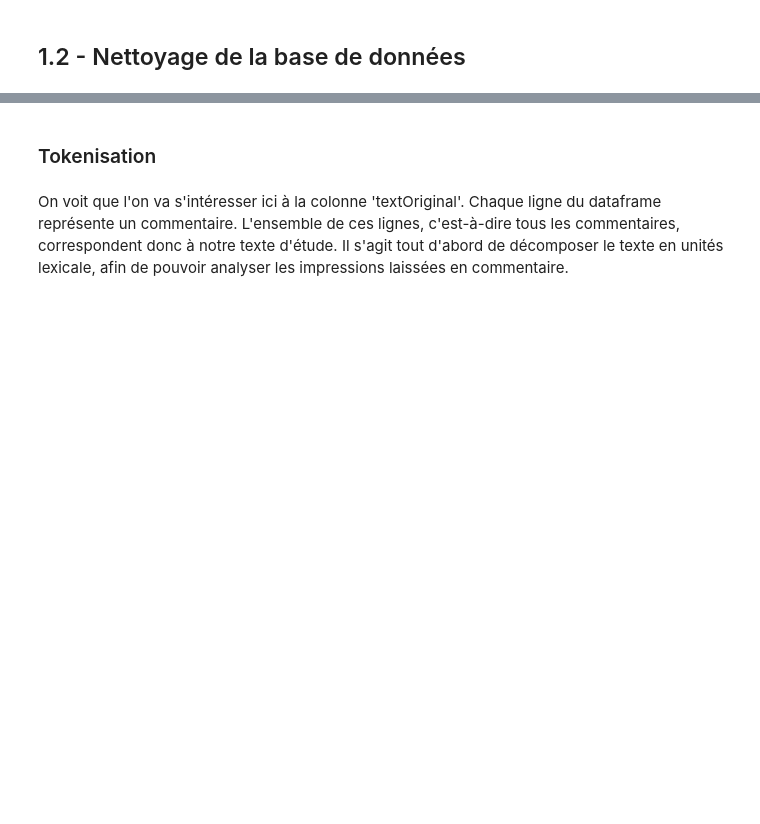
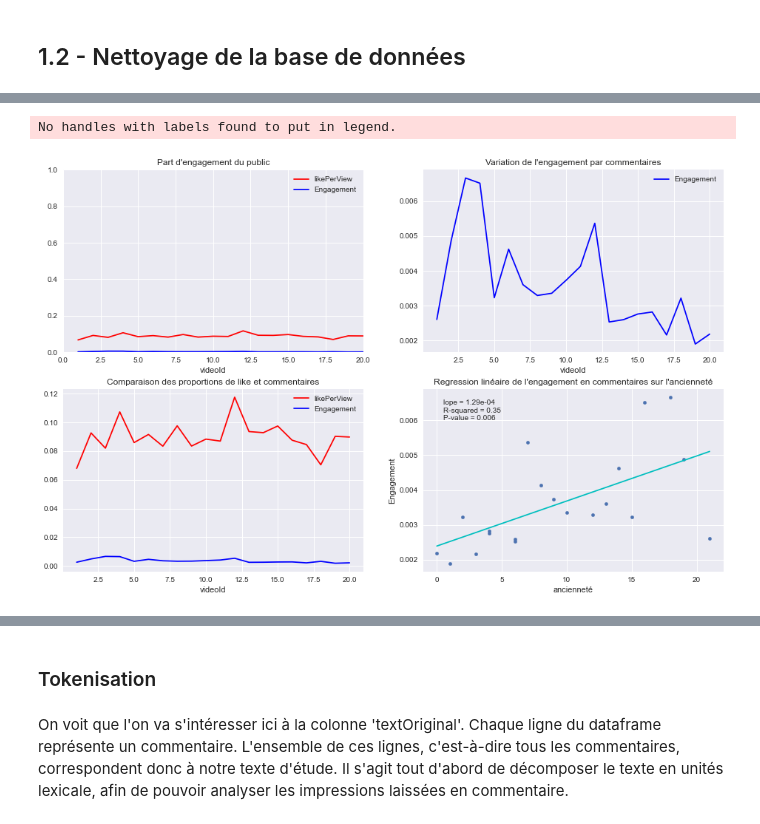
Before and after one commit to AntoineLlg/projet-python-2a, a Jupyter notebook: rapport_commentaires_youtube.ipynb, the cells around one changed output, grey strips where cells are left out. Cells and saved outputs as stored; diff of their text form; code cells hidden in the pictures; blank space fills up the shorter version.

```diff
--- a/rapport_commentaires_youtube.ipynb
+++ b/rapport_commentaires_youtube.ipynb
@@ -79,0 +76,5 @@ data = pd.read_csv("comments.csv")
+# %%
+info_video = data.groupby('videoId')[['viewCount', 'commentCount', 'videoLikeCount','videoDate']].max()
+info_video['likePerView'] = info_video['videoLikeCount']/info_video['viewCount']
+info_video['Engagement'] = info_video['commentCount']/info_video['viewCount']
+info_video.tail(3)
@@ -79,0 +89,4 @@ data = pd.read_csv("comments.csv")
+# %%
+nbr_mois = lambda date : 25 - (int(date[5:7])+12*int(date[3]))
+info_video['ancienneté'] = info_video.videoDate.apply(nbr_mois)
+info_video.head(3)
@@ -79,0 +99,32 @@ data = pd.read_csv("comments.csv")
+# %%
+plt.style.use('seaborn')
+
+fig, axs = plt.subplots(2, 2, figsize=(16, 10))
+
+info_video.plot(y='likePerView', ax=axs[0][0], color='r')
+info_video.plot(y='Engagement', ax=axs[0][0], color='b')
+axs[0][0].axis([0,20,0,1])
+axs[0][0].set_title("Part d'engagement du public")
+
+info_video.plot(y='likePerView', ax=axs[1][0], color='r')
+info_video.plot(y='Engagement', ax=axs[1][0], color='b')
+axs[1][0].set_title("Comparaison des proportions de like et commentaires")
+
+info_video.plot(y='Engagement', ax=axs[0][1], color='b')
+axs[0][1].set_title("Variation de l'engagement par commentaires")
+
+from scipy.stats import linregress
+
+slope, intercept, r_value, p_value, std_err = linregress(x=info_video.ancienneté, y=info_video.Engagement)
+
+info_video.plot.scatter(x='ancienneté', y='Engagement', ax=axs[1][1])
+axs[1][1].plot(info_video.ancienneté, slope*info_video.ancienneté + intercept, color='c')
+axs[1][1].set_title("Regression linéaire de l'engagement en commentaires sur l'ancienneté")
+plt.text(x=0.5, y=0.006, s=f"lope = {slope:.2e}\nR-squared = {r_value**2:.2f} \nP-value = {p_value:.3f}")
+plt.legend()
+
+
+plt.show()
+# %% [output]
+No handles with labels found to put in legend.
+[figure, added]
```
Also changed, not shown: parts of 22 cells of this notebook, 1 other file.
